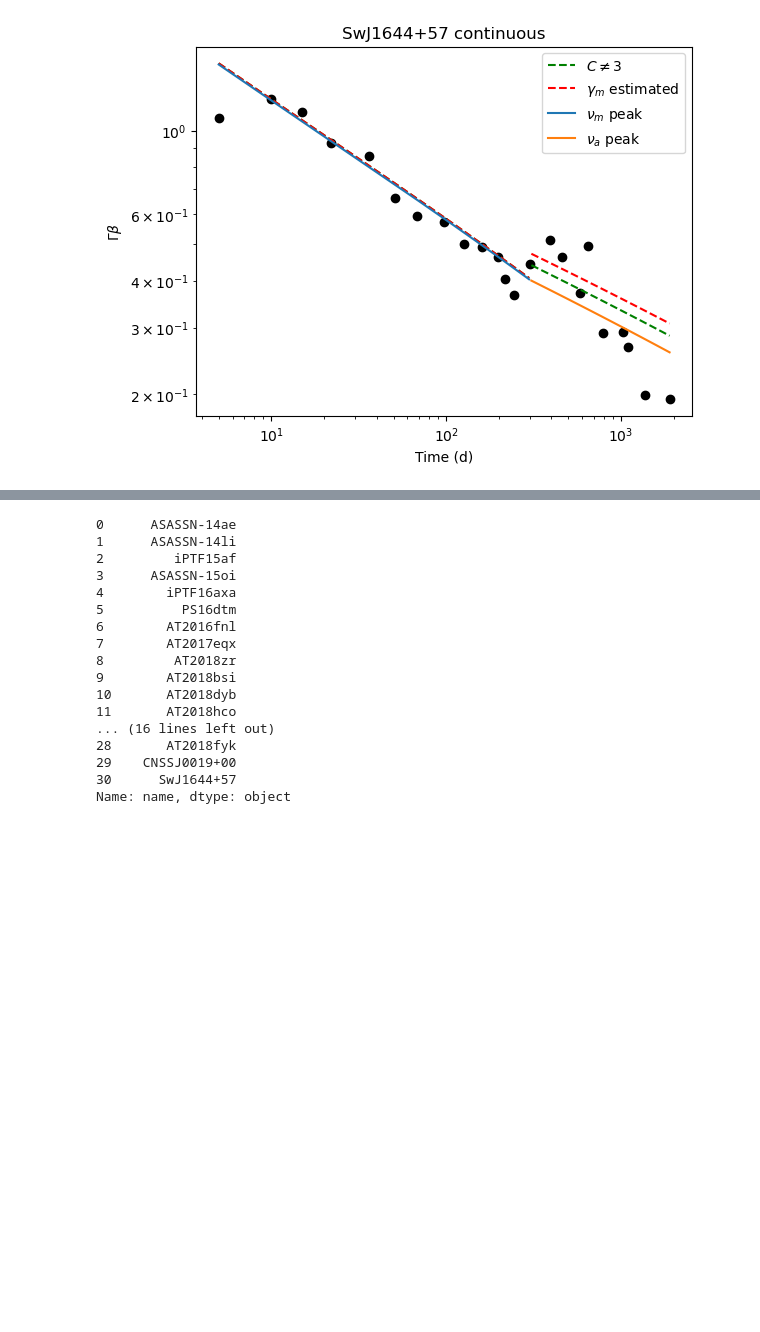
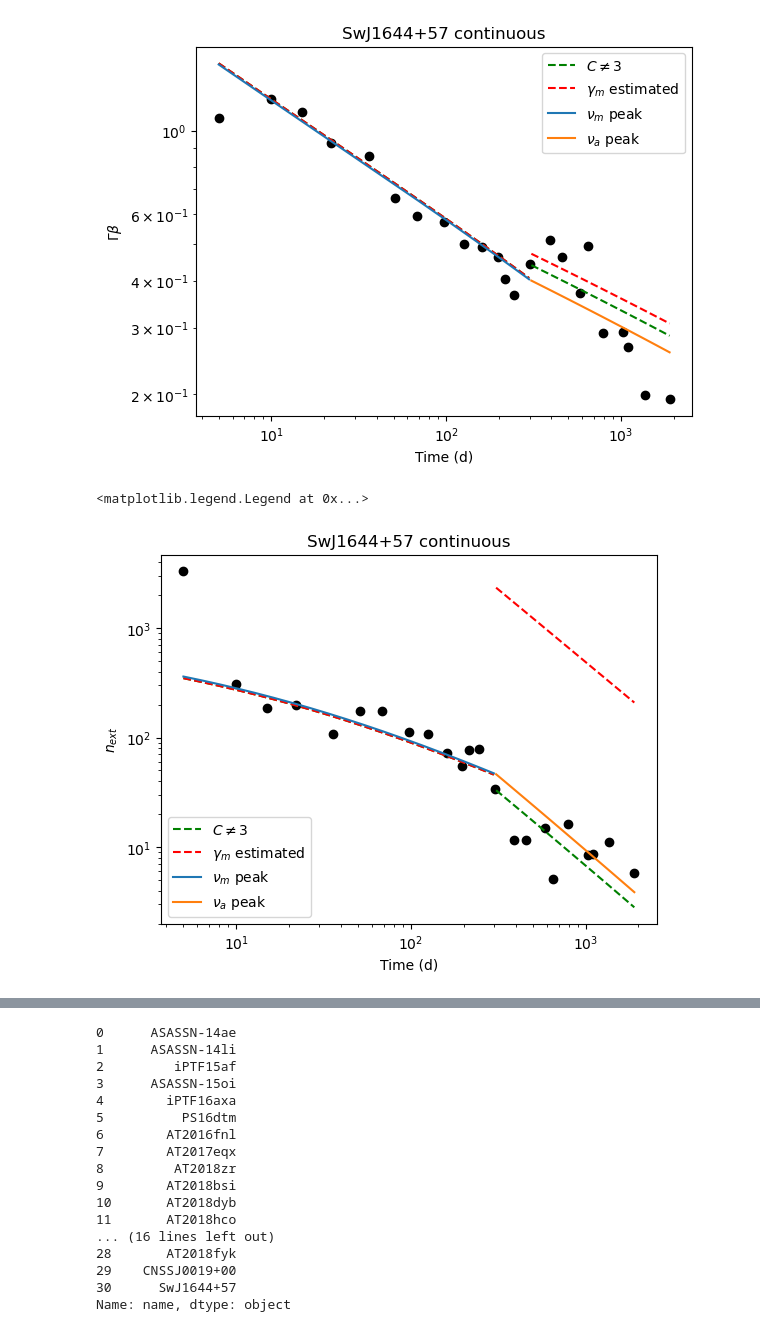
Before and after one commit to rohdog2003/equipartition, a Jupyter notebook: demos/recompute-literature-TDEs.ipynb, the cells around one changed output, grey strips where cells are left out. Cells and saved outputs as stored; diff of their text form; code cells hidden in the pictures; blank space fills up the shorter version.

```diff
--- a/demos/recompute-literature-TDEs.ipynb
+++ b/demos/recompute-literature-TDEs.ipynb
@@ -411,6 +437,25 @@ plt.legend()
 # %% [output]
 <matplotlib.legend.Legend at 0x...>
 [figure]
+# %%
+plt.xscale("log")
+plt.xlabel("Time (d)")
+plt.yscale("log")
+plt.ylabel(r"$n_{ext}$")
+plt.title("SwJ1644+57 continuous")
+numpeak = equipcont.nuA10 < equipcont.nuM10
+nuapeak = np.logical_not(numpeak)
+plt.scatter(eq1.tdays, eq1.CNMnumDens(), color = "k")
+plt.plot(equipdiscont.tdays[numpeak], equipdiscont.CNMnumDens()[numpeak], linestyle = "--", color = "g", label = r"$C\neq3$")
+plt.plot(equipdiscont.tdays[nuapeak], equipdiscont.CNMnumDens()[nuapeak], linestyle = "--", color = "g")
+plt.plot(equipdiscontestgammaM.tdays[numpeak], equipdiscontestgammaM.CNMnumDens()[numpeak], linestyle = "--", color = "r", label = r"$\gamma_m$ estimated")
+plt.plot(equipdiscontestgammaM.tdays[nuapeak], equipdiscontestgammaM.CNMnumDens()[nuapeak], linestyle = "--", color = "r")
+plt.plot(equipcont.tdays[numpeak], equipcont.CNMnumDens()[numpeak], label = r"$\nu_m$ peak")
+plt.plot(equipcont.tdays[nuapeak], equipcont.CNMnumDens()[nuapeak], label = r"$\nu_a$ peak")
+plt.legend()
+# %% [output]
+<matplotlib.legend.Legend at 0x...>
+[figure, added]
 # %%
 # density vs. radius
 fig, ax = plt.subplots()
```
Also changed, not shown: parts of 7 cells of this notebook, 5 other files.
